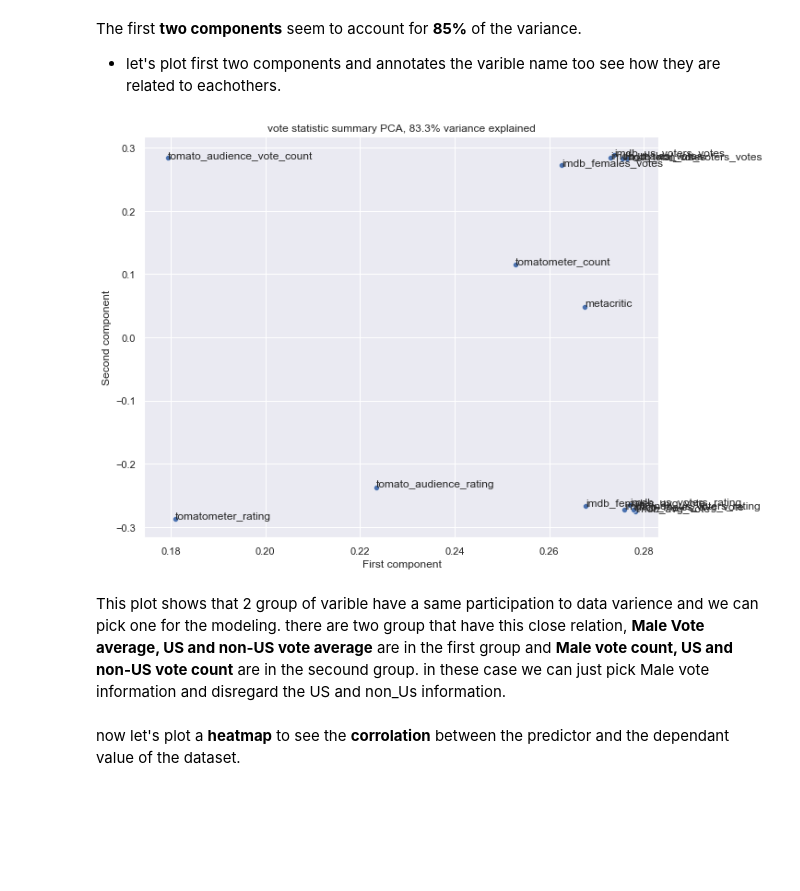
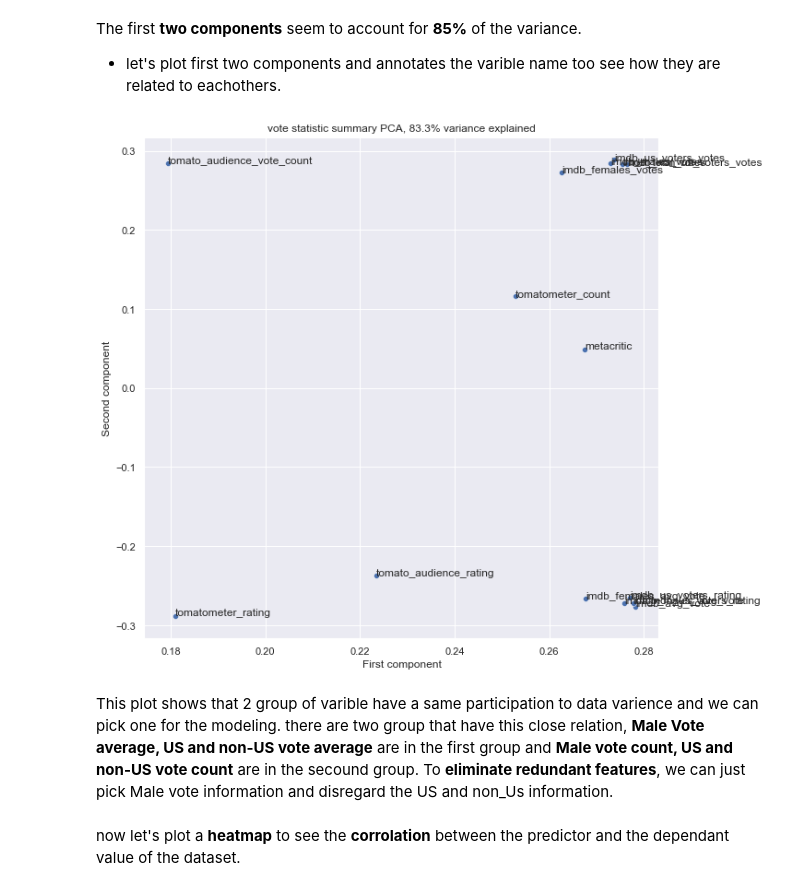
Before and after one commit to AminKafka/Movie-Boxoffice-Prediction-With-Critics-Votes, a Jupyter notebook: notebooks/EDA.ipynb, the cells around one changed output. Drawn from its saved outputs; the diff is of its cells as text; code cells hidden in the pictures; blank space fills up the shorter version.

```diff
--- a/notebooks/EDA.ipynb
+++ b/notebooks/EDA.ipynb
@@ -246,16 +279,17 @@ The first __two components__ seem to account for __85%__ of the variance.
 
 - let's plot first two components and annotates the varible name too see how they are related to eachothers.
 # %%
+sns.set(rc={'figure.figsize':(10,10)})
 var = 100 * movie_PCA.explained_variance_ratio_.cumsum()[1]
 _ = sns.scatterplot(x=movie_PCA.components_[0],y=movie_PCA.components_[1],data=movie_PCA)
 for s, x, y in zip(columns_scale, movie_PCA.components_[0], movie_PCA.components_[1]):
     plt.annotate(s, (x, y))
 _ = plt.xlabel('First component')
 _ = plt.ylabel('Second component')
 _ = plt.title(f'vote statistic summary PCA, {var:.1f}% variance explained')
 # %% [output]
-[figure, old version]
+[figure, new version]
 # %% [markdown]
-This plot shows that 2 group of varible have a same participation to data varience and we can pick one for the modeling. there are two group that have this close relation, __Male Vote average, US and non-US vote average__ are in the first group and  __Male vote count, US and non-US vote count__ are in the secound group. in these case we can just pick Male vote information and disregard the US and non_Us information.
+This plot shows that 2 group of varible have a same participation to data varience and we can pick one for the modeling. there are two group that have this close relation, __Male Vote average, US and non-US vote average__ are in the first group and  __Male vote count, US and non-US vote count__ are in the secound group. To __eliminate redundant features__, we can just pick Male vote information and disregard the US and non_Us information.
 # %% [markdown]
 now let's plot a __heatmap__ to see the __corrolation__ between the predictor and the dependant value of the dataset.
```
Also changed, not shown: parts of 15 cells of this notebook.
